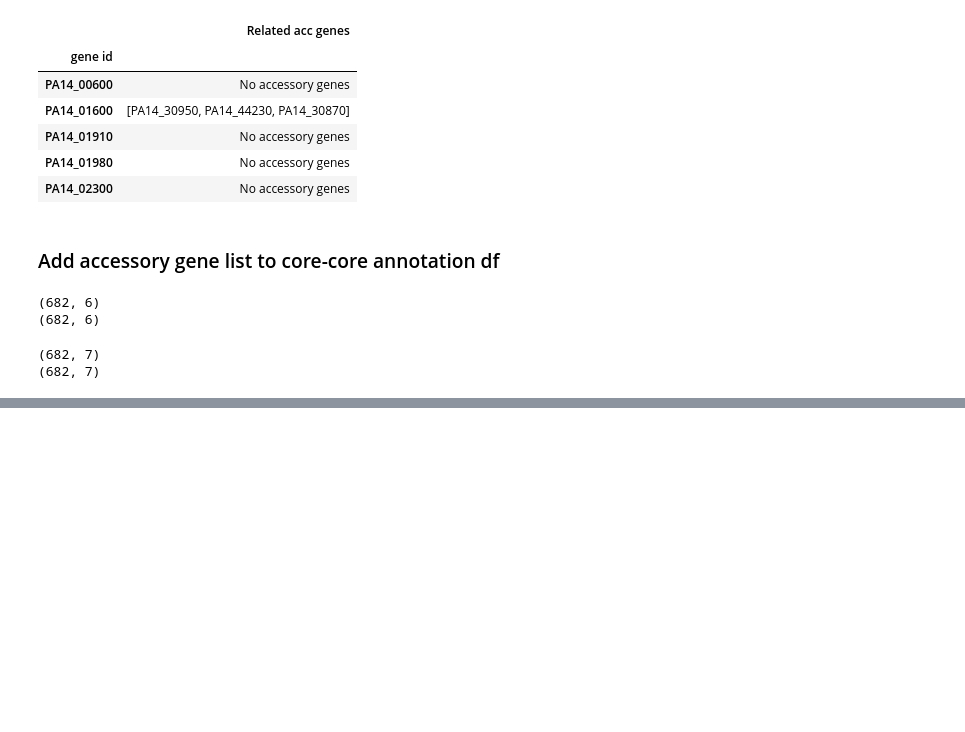
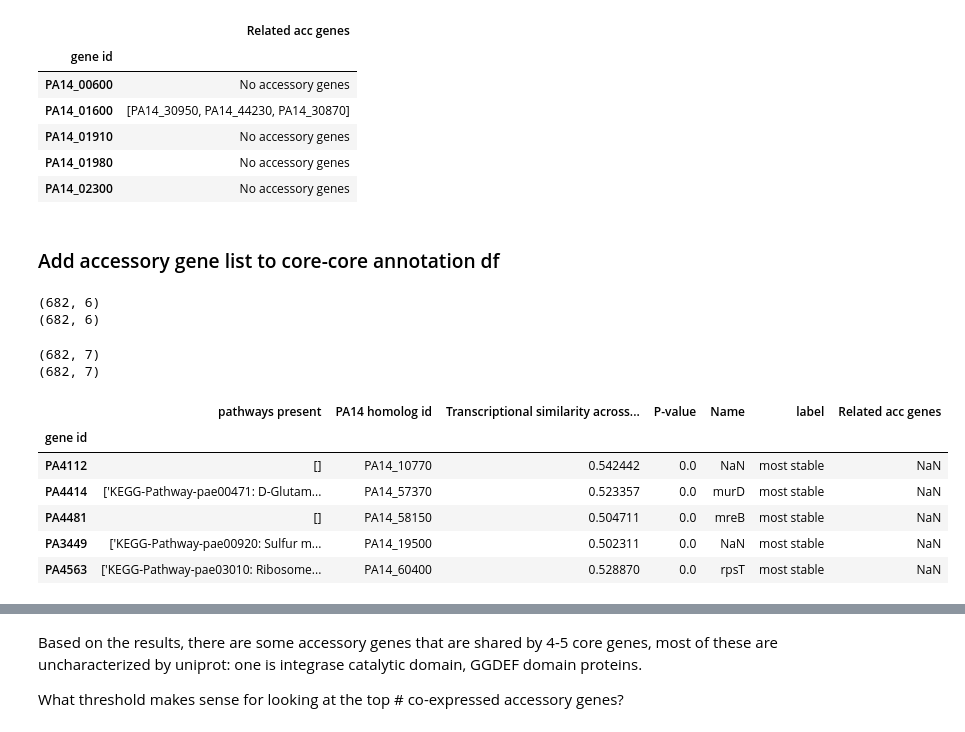
Before and after one commit to greenelab/core-accessory-interactome, a Jupyter notebook: core_core_analysis/3_find_related_acc_genes.ipynb, the cells around one changed output, grey strips where cells are left out. Saved outputs shown, nothing was run; the diff lists cells and outputs as text; code cells hidden in the pictures; blank space fills up the shorter version.

Commit message:
add looking at lasR relationships and update comments

```diff
--- a/core_core_analysis/3_find_related_acc_genes.ipynb
+++ b/core_core_analysis/3_find_related_acc_genes.ipynb
@@ -232,6 +347,16 @@ print(pa14_all_associations.shape)
 # %% [output]
 (682, 7)
 (682, 7)
+# %%
+pao1_all_associations.head()
+# %% [output]
+|  | pathways present | PA14 homolog id | Transcriptional similarity across... | P-value | Name | label | Related acc genes |
+| gene id |  |  |  |  |  |  |  |
+| PA4112 | [] | PA14_10770 | 0.542442 | 0.0 | NaN | most stable | NaN |
+| PA4414 | ['KEGG-Pathway-pae00471: D-Glutam... | PA14_57370 | 0.523357 | 0.0 | murD | most stable | NaN |
+| PA4481 | [] | PA14_58150 | 0.504711 | 0.0 | mreB | most stable | NaN |
+| PA3449 | ['KEGG-Pathway-pae00920: Sulfur m... | PA14_19500 | 0.502311 | 0.0 | NaN | most stable | NaN |
+| PA4563 | ['KEGG-Pathway-pae03010: Ribosome... | PA14_60400 | 0.528870 | 0.0 | rpsT | most stable | NaN |
 # %%
 # Reorder columns
 pao1_all_associations = pao1_all_associations[
@@ -282,0 +408,4 @@ pa14_all_associations.to_csv(pa14_core_stable_similarity_filename, sep="\t")
+# %% [markdown]
+Based on the results, there are some accessory genes that are shared by 4-5 core genes, most of these are uncharacterized by uniprot: one is integrase catalytic domain, GGDEF domain proteins.
+
+What threshold makes sense for looking at the top # co-expressed accessory genes?
```
Also changed, not shown: parts of 22 cells of this notebook, 6 other files.
